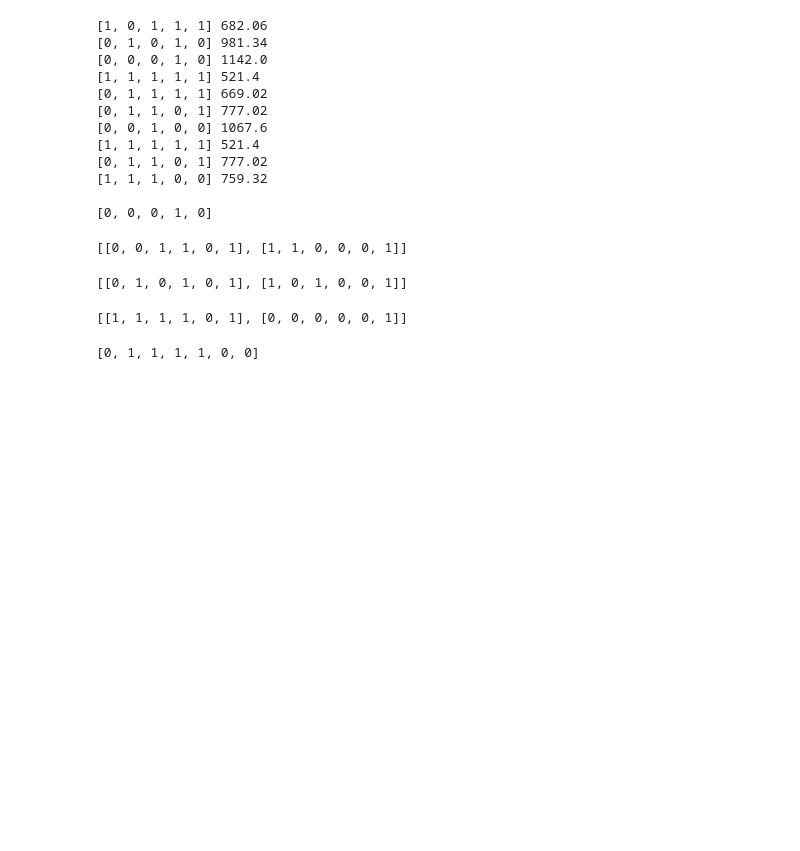
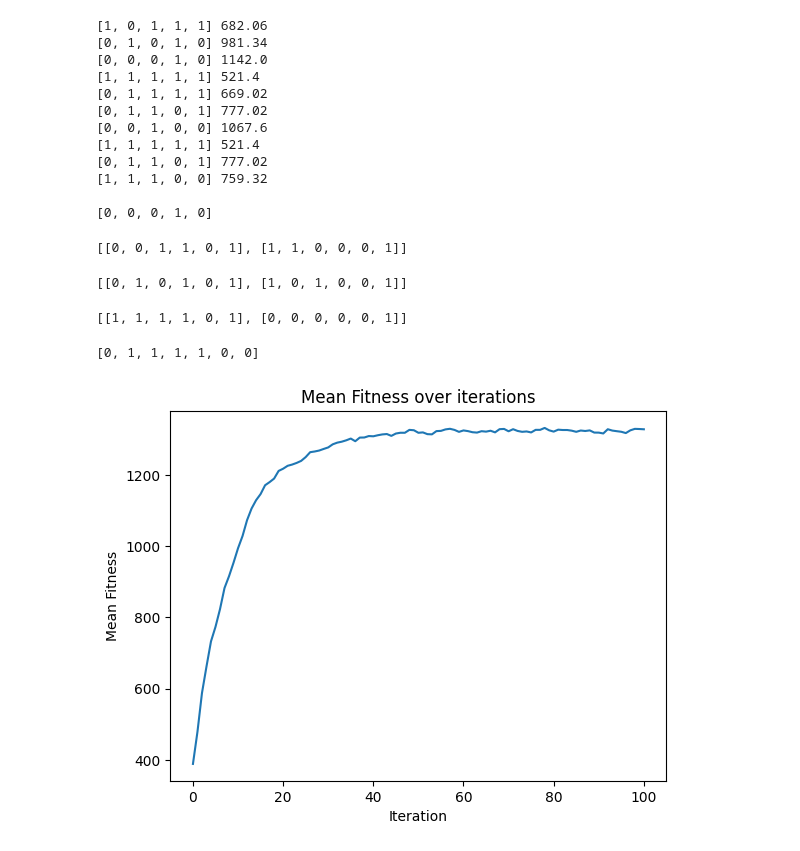
Before and after one commit to altayelmas/genetic, a Jupyter notebook: proje.ipynb, the cells around one changed output. Drawn from its saved outputs; the diff is of its cells as text; code cells hidden in the pictures; blank space fills up the shorter version.

Commit message:
geneticAlgorithm function implemented

```diff
--- a/proje.ipynb
+++ b/proje.ipynb
@@ -47,3 +48,14 @@ def initializePopulation(populationSize: int, chromosomeSize: int):
         population.append(member)
 
     return population
+# %%
+def sortPopulation(population: list[list], maxWeight: int, negative: bool):
+    return sorted(population, key=lambda individual: calculateFitness(individual, maxWeight, negative), reverse=True)
+
+population = initializePopulation(5, 5)
+for i in population:
+    print(f"{i}, Fitness {calculateFitness(i, 2000, False)}")
+print()
+population = sortPopulation(population, 2000, False)
+for i in population:
+    print(f"{i}, Fitness {calculateFitness(i, 2000, False)}")
@@ -78,17 +102,17 @@ def tournamentSelection(population: list[list], tournamentSize: int, maxWeight:
     randomIndividuals = random.sample(range(0, len(population)), tournamentSize)
     bestFitness = -1
     bestIndividual = []
-    print(randomIndividuals)
+    #print(randomIndividuals)
 
     for i in randomIndividuals:
         # Individual with best fitness wins the tournament
         # This individual is selected
         fitness = calculateFitness(population[i], maxWeight, False)
-        print(f"Individual {i}, fitness {fitness}")
+        #print(f"Individual {i}, fitness {fitness}")
         if fitness > bestFitness:
             bestFitness = fitness
             bestIndividual = i
-    return bestIndividual
+    return population[bestIndividual]
 # %%
 population = initializePopulation(10, 5)
 
@@ -232,3 +256,49 @@ chromosome = [0, 0, 1, 1, 1, 0, 1]
 print(mutation(chromosome, 10))
 # %% [output]
 [0, 1, 1, 1, 1, 0, 0]
+# %%
+import numpy as np
+import matplotlib.pyplot as plt
+
+population = initializePopulation(100, 100)
+
+def geneticAlgorithm(population: list[list], maxWeight: int, iterations: int, elitSize: int):
+    meanFitness = []
+    fitnessList = [calculateFitness(i, maxWeight, True) for i in population]
+    mean = np.mean(fitnessList)
+    meanFitness.append(mean)
+
+    for i in range(iterations):
+        sortedPopulation = sortPopulation(population, maxWeight, True)
+        new_population = sortedPopulation[:elitSize]
+        while len(new_population) != len(population):
+
+            firstIndividual = tournamentSelection(population, 2, maxWeight)
+            secondIndividual = tournamentSelection(population, 2, maxWeight)
+
+            #firstIndividual = rouletteWheelSelection(population, maxWeight)
+            #secondIndividual = rouletteWheelSelection(population, maxWeight)
+
+            #offsprings = singlePointCrossover(firstIndividual, secondIndividual)
+            offsprings = uniformCrossover(firstIndividual, secondIndividual, maxWeight)
+            offsprings[0] = mutation(offsprings[0], len(offsprings[0]))
+            offsprings[1] = mutation(offsprings[1], len(offsprings[1]))
+
+            new_population.extend(offsprings)
+
+        population = new_population
+
+        fitnessList = [calculateFitness(i, maxWeight, True) for i in population]
+        mean = np.mean(fitnessList)
+        meanFitness.append(mean)
+
+    x = np.arange(0, iterations + 1)
+    plt.plot(x, meanFitness)
+    plt.title("Mean Fitness over iterations")
+    plt.xlabel("Iteration")
+    plt.ylabel("Mean Fitness")
+    return population
+
+new = geneticAlgorithm(population, 5000, 100, 2)
+# %% [output]
+[figure, added]
```
Also changed, not shown: parts of 3 cells of this notebook.
